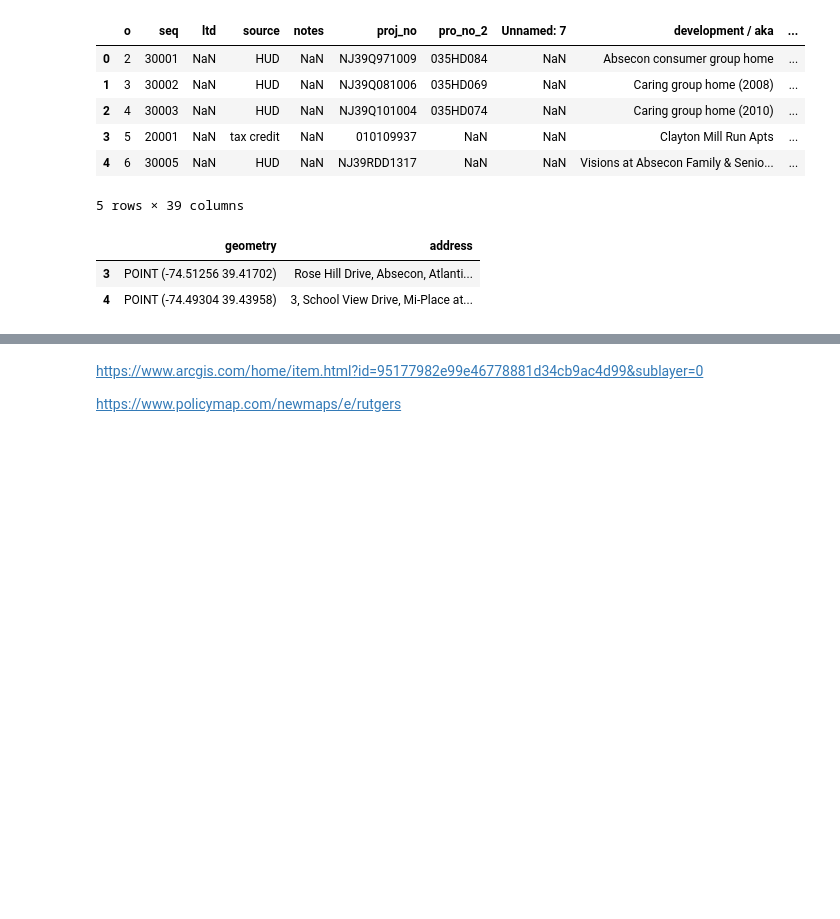
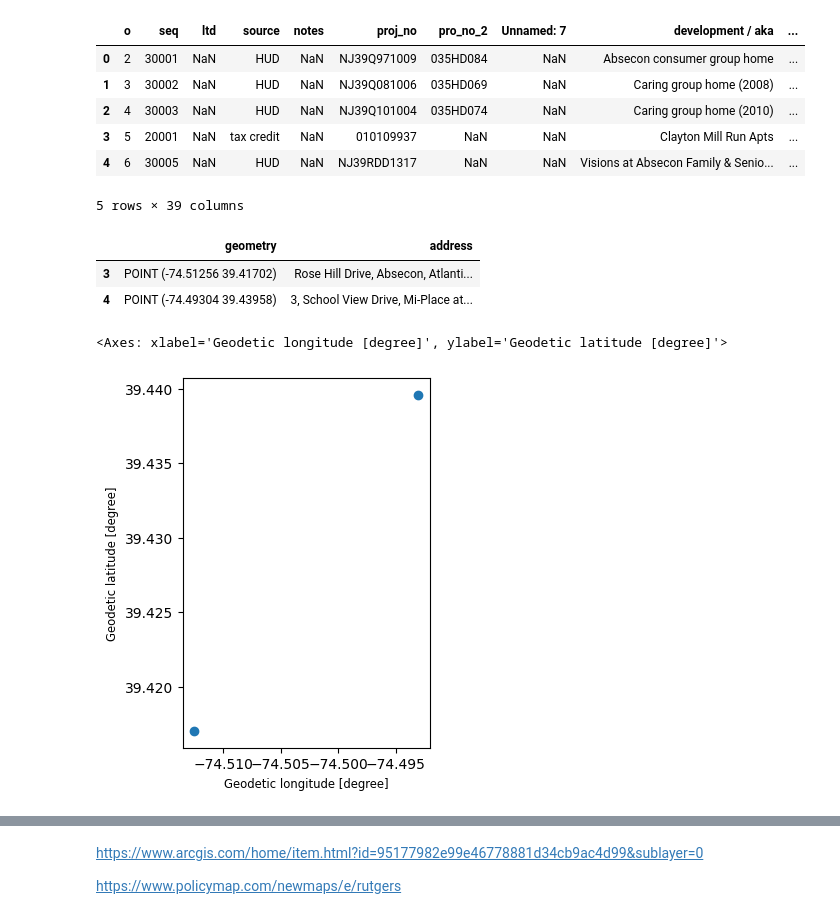
Before and after one commit to Anjanique-Knight/AjGIS, a Jupyter notebook: PS2_GIS_2.ipynb, the cells around one changed output, grey strips where cells are left out. Saved outputs shown, nothing was run; the diff lists cells and outputs as text; code cells hidden in the pictures; blank space fills up the shorter version.

```diff
--- a/PS2_GIS_2.ipynb
+++ b/PS2_GIS_2.ipynb
@@ -179,3 +179,8 @@ ATLgeo.head(2)
 |  | geometry | address |
 | 3 | POINT (-74.51256 39.41702) | Rose Hill Drive, Absecon, Atlanti... |
 | 4 | POINT (-74.49304 39.43958) | 3, School View Drive, Mi-Place at... |
+# %%
+ATLgeo.plot()
+# %% [output]
+<Axes: xlabel='Geodetic longitude [degree]', ylabel='Geodetic latitude [degree]'>
+[figure, added]
```
Also changed, not shown: parts of 2 cells of this notebook.
